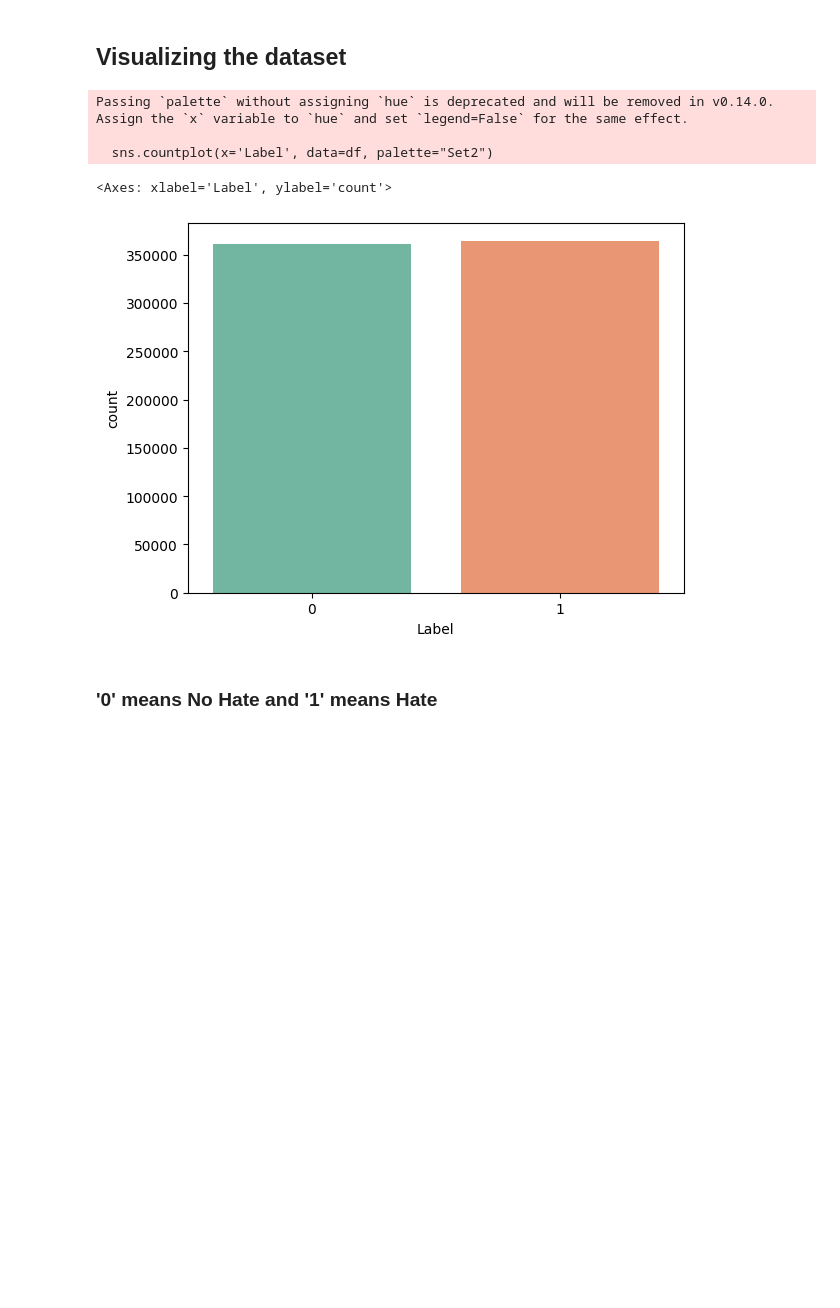
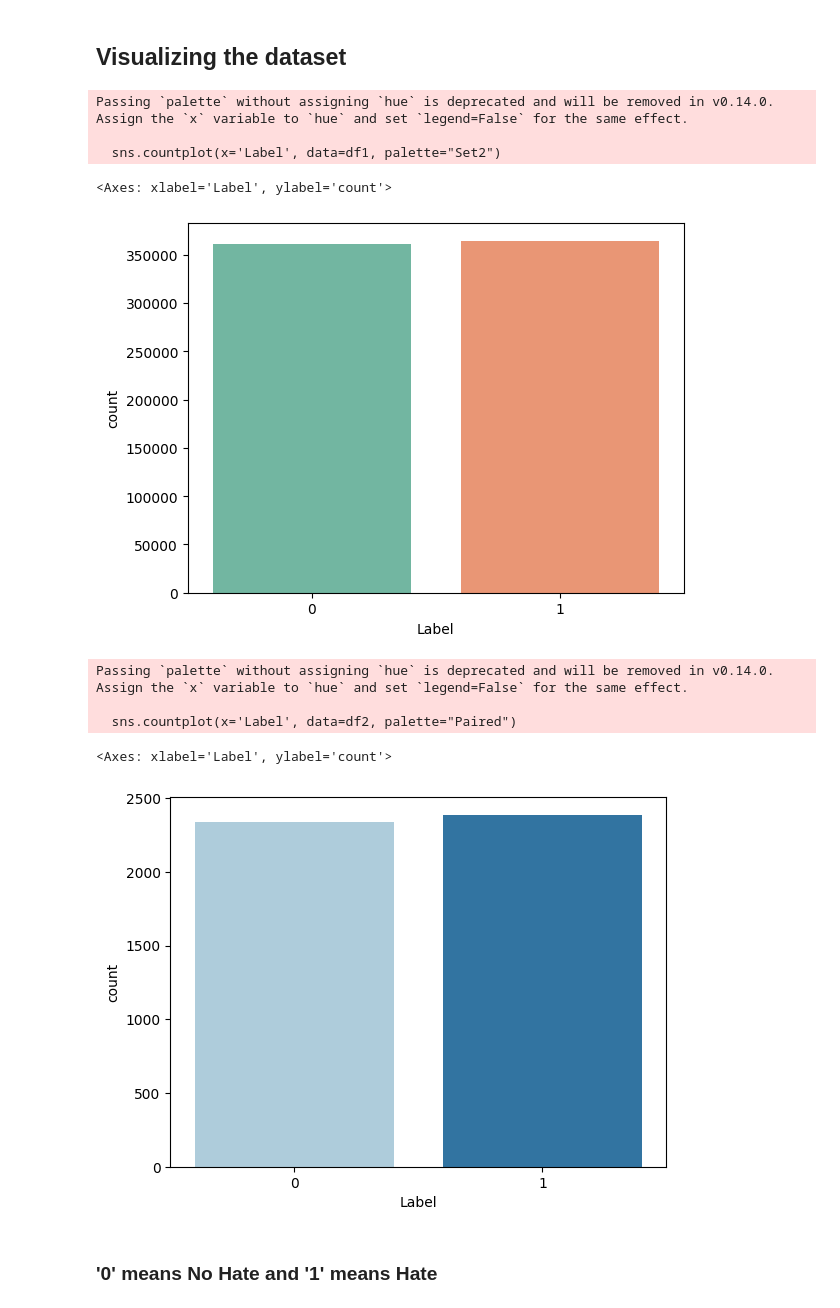
Before and after one commit to fahim-ysr/NLP-Hate-Speech-Detector, a Jupyter notebook: Project.ipynb, the cells around one changed output. Drawn from its saved outputs; the diff is of its cells as text; code cells hidden in the pictures; blank space fills up the shorter version.

Commit message:
Added emoji dataset for emoji hate detection

```diff
--- a/Project.ipynb
+++ b/Project.ipynb
@@ -67,0 +70,2 @@ df.head()
+# %%
+df2 = pd.read_csv("data/EmojiHate.csv")
@@ -67,0 +100,9 @@ df.head()
+# %%
+# Dropping unnecessary fields from emoji dataset
+
+unnecessary_fields = ["entry_id", "type", "target", "round.base", "round.set", "set", "split", "matched_text", "matched_id"]
+df2.drop(columns = unnecessary_fields, axis= 1, inplace = True)
+# %%
+# Renaming fields to match df
+
+df2.rename(columns = {"text":"Content", "label_gold":"Label"}, inplace = True)
@@ -68,13 +138,21 @@ df.head()
 # %% [markdown]
 ## Visualizing the dataset
 # %%
-sns.countplot(x='Label', data=df, palette="Set2")
+sns.countplot(x='Label', data=df1, palette="Set2")
 # %% [output]
 Passing `palette` without assigning `hue` is deprecated and will be removed in v0.14.0. Assign the `x` variable to `hue` and set `legend=False` for the same effect.
 
-  sns.countplot(x='Label', data=df, palette="Set2")
+  sns.countplot(x='Label', data=df1, palette="Set2")
 <Axes: xlabel='Label', ylabel='count'>
 [figure]
+# %%
+sns.countplot(x='Label', data=df2, palette="Paired")
+# %% [output]
+Passing `palette` without assigning `hue` is deprecated and will be removed in v0.14.0. Assign the `x` variable to `hue` and set `legend=False` for the same effect.
+
+  sns.countplot(x='Label', data=df2, palette="Paired")
+<Axes: xlabel='Label', ylabel='count'>
+[figure, added]
 # %% [markdown]
 ### '0' means No Hate and '1' means Hate
 # %% [markdown]
```
Also changed, not shown: parts of 21 cells of this notebook, 3 other files.
